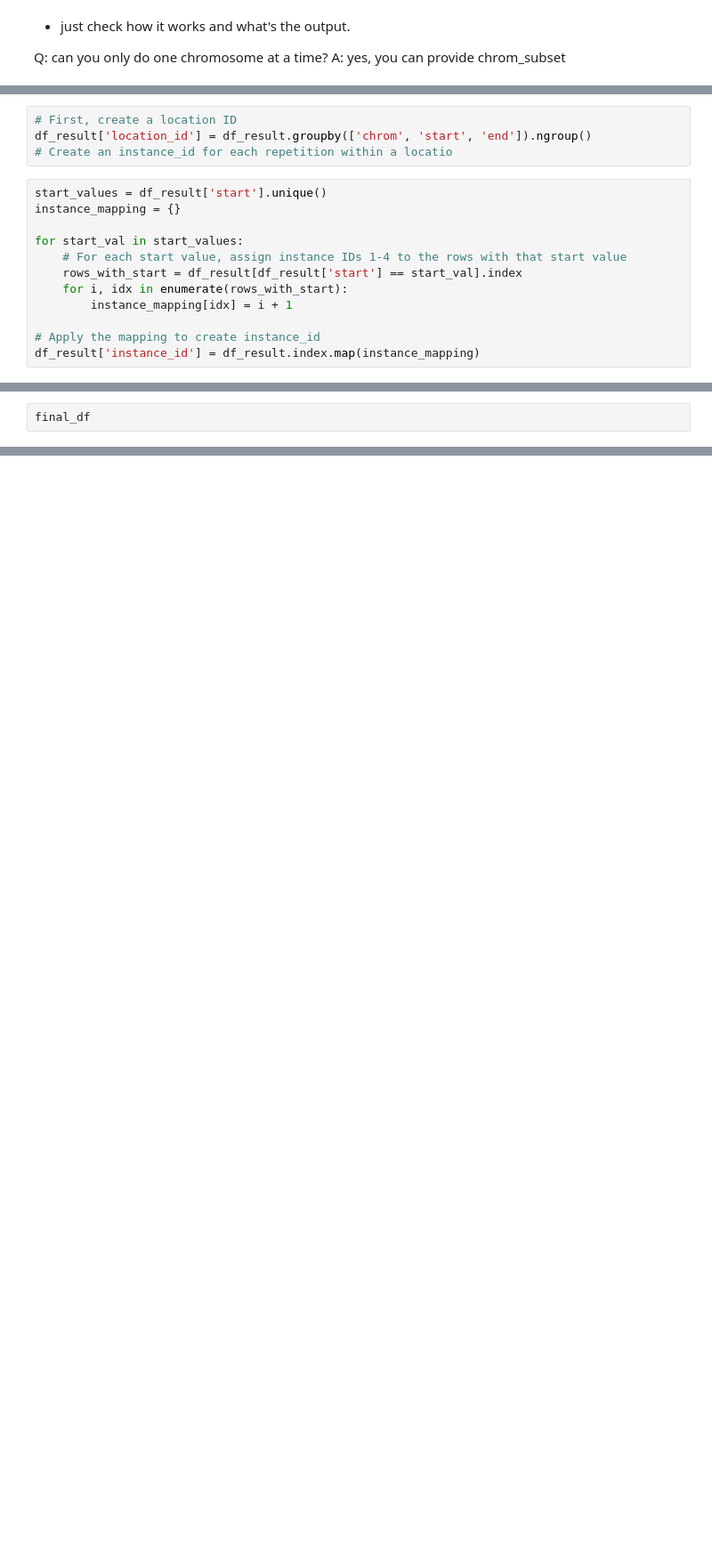
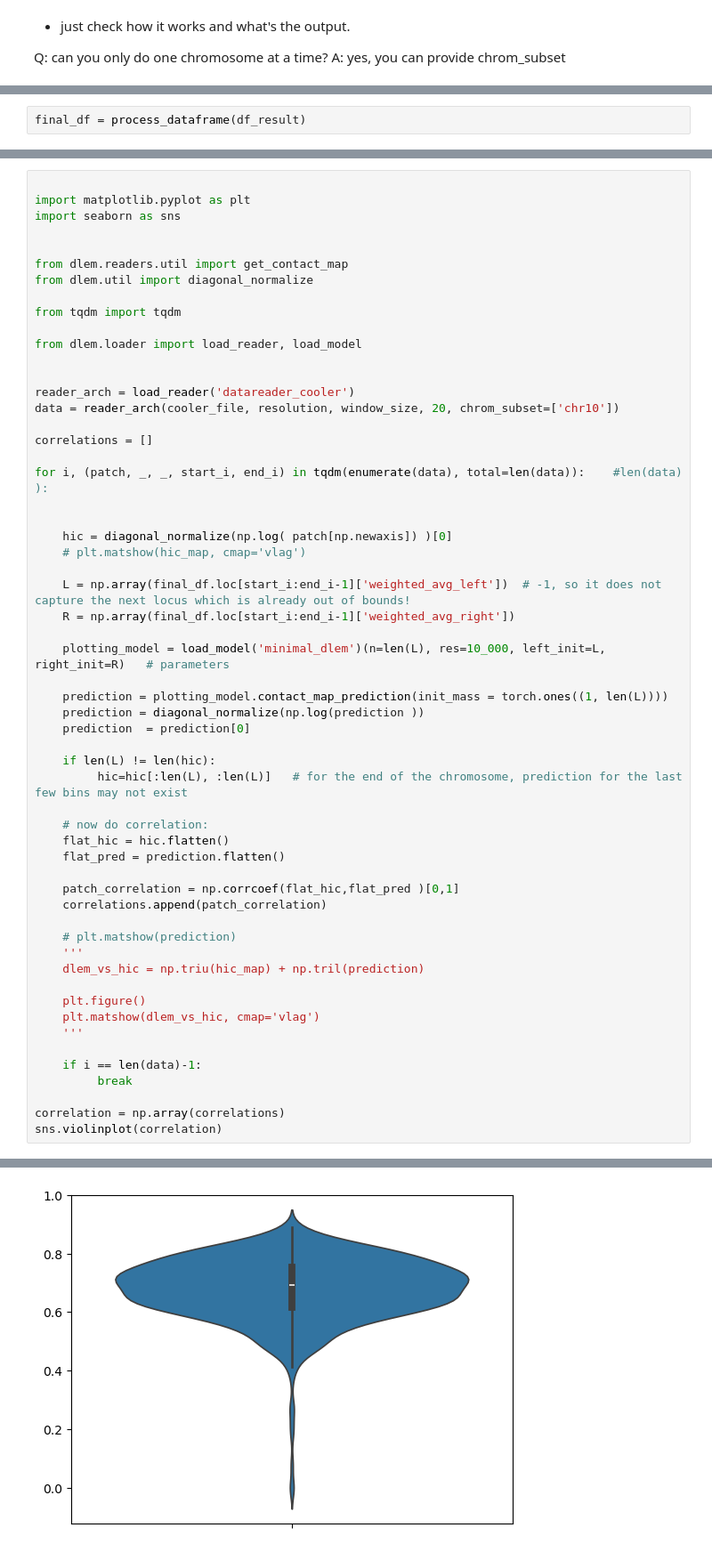
Before and after one commit to boooooogey/loopextrusion-pytorch, a Jupyter notebook: dlem/examples/DirectFit/test_genome_dlem.ipynb, the cells around one changed output, grey strips where cells are left out. Shown at 89% size. Cells and saved outputs as stored; diff of their text form; blank space fills up the shorter version.

Commit message:
added minimal analysis of dlem genome output

```diff
--- a/dlem/examples/DirectFit/test_genome_dlem.ipynb
+++ b/dlem/examples/DirectFit/test_genome_dlem.ipynb
@@ -47,16 +41,0 @@ wide_df = pd.pivot_table(
-# %%
-# First, create a location ID
-df_result['location_id'] = df_result.groupby(['chrom', 'start', 'end']).ngroup()
-# Create an instance_id for each repetition within a locatio
-# %%
-start_values = df_result['start'].unique()
-instance_mapping = {}
-
-for start_val in start_values:
-    # For each start value, assign instance IDs 1-4 to the rows with that start value
-    rows_with_start = df_result[df_result['start'] == start_val].index
-    for i, idx in enumerate(rows_with_start):
-        instance_mapping[idx] = i + 1
-
-# Apply the mapping to create instance_id
-df_result['instance_id'] = df_result.index.map(instance_mapping)
@@ -357,2 +149,2 @@ final_df['sum_importance_weights'] = final_df[importance_weight_cols].sum(axis=1
 # %%
-final_df
+final_df = process_dataframe(df_result)
@@ -393,0 +155,58 @@ final_df['sum_importance_weights'] = final_df[importance_weight_cols].sum(axis=1
+# %%
+
+import matplotlib.pyplot as plt
+import seaborn as sns
+
+
+from dlem.readers.util import get_contact_map
+from dlem.util import diagonal_normalize
+
+from tqdm import tqdm
+
+from dlem.loader import load_reader, load_model
+
+
+reader_arch = load_reader('datareader_cooler')
+data = reader_arch(cooler_file, resolution, window_size, 20, chrom_subset=['chr10'])
+
+correlations = []
+
+for i, (patch, _, _, start_i, end_i) in tqdm(enumerate(data), total=len(data)):    #len(data) ):
+
+
+    hic = diagonal_normalize(np.log( patch[np.newaxis]) )[0]
+    # plt.matshow(hic_map, cmap='vlag')
+
+    L = np.array(final_df.loc[start_i:end_i-1]['weighted_avg_left'])  # -1, so it does not capture the next locus which is already out of bounds!
+    R = np.array(final_df.loc[start_i:end_i-1]['weighted_avg_right'])
+
+    plotting_model = load_model('minimal_dlem')(n=len(L), res=10_000, left_init=L, right_init=R)   # parameters
+
+    prediction = plotting_model.contact_map_prediction(init_mass = torch.ones((1, len(L))))
+    prediction = diagonal_normalize(np.log(prediction ))
+    prediction  = prediction[0]
+
+    if len(L) != len(hic):
+         hic=hic[:len(L), :len(L)]   # for the end of the chromosome, prediction for the last few bins may not exist
+
+    # now do correlation:
+    flat_hic = hic.flatten()
+    flat_pred = prediction.flatten()
+
+    patch_correlation = np.corrcoef(flat_hic,flat_pred )[0,1]
+    correlations.append(patch_correlation)
+
+    # plt.matshow(prediction)
+    '''
+    dlem_vs_hic = np.triu(hic_map) + np.tril(prediction)
+
+    plt.figure()
+    plt.matshow(dlem_vs_hic, cmap='vlag')
+    '''
+
+    if i == len(data)-1:
+         break
+
+correlation = np.array(correlations)
+sns.violinplot(correlation)
+# %% [output]
@@ -393,0 +214 @@ final_df['sum_importance_weights'] = final_df[importance_weight_cols].sum(axis=1
+[figure, added]
```
Also changed, not shown: parts of 26 cells of this notebook, 2 other files.
